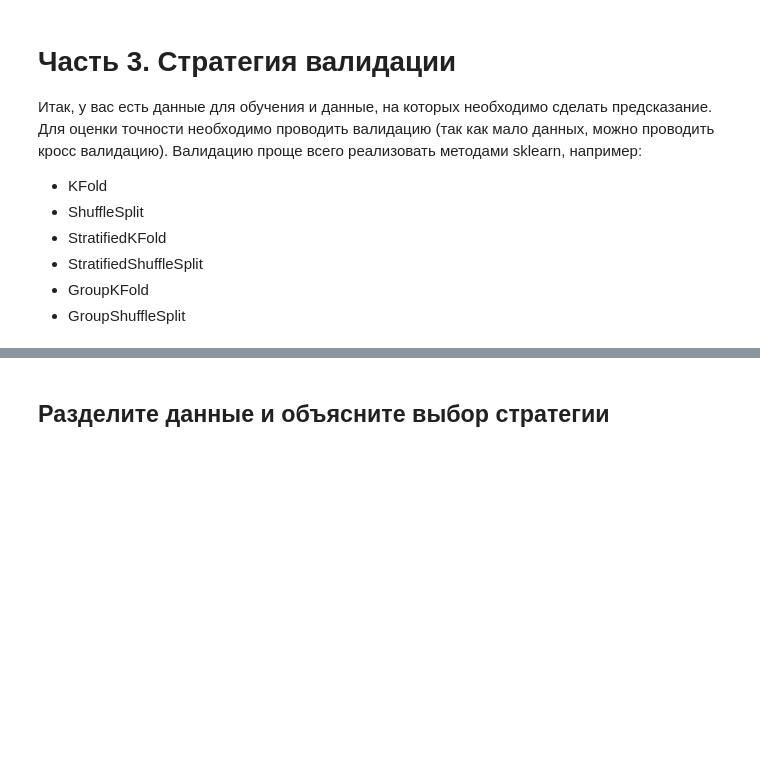
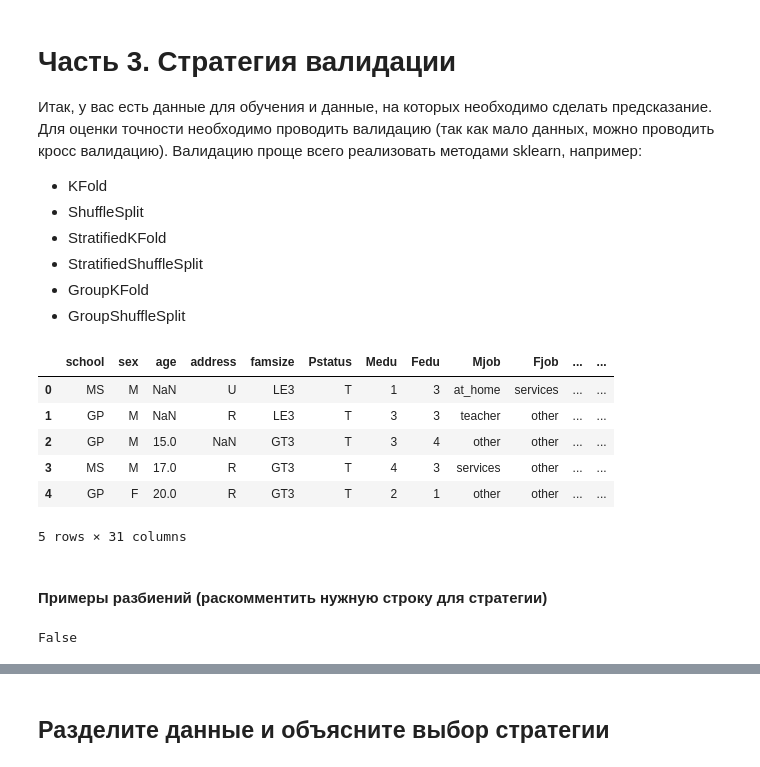
Before and after one commit to OfLoopa/ml_mipt_dafe, a Jupyter notebook: homeworks/hw_1/hw1_validation.ipynb, the cells around one changed output, grey strips where cells are left out. Saved outputs shown, nothing was run; the diff lists cells and outputs as text; code cells hidden in the pictures; blank space fills up the shorter version.

```diff
--- a/homeworks/hw_1/hw1_validation.ipynb
+++ b/homeworks/hw_1/hw1_validation.ipynb
@@ -17,0 +22,25 @@
+# %%
+X_train = pd.read_csv('train_features_with_answers.csv')
+X_train.head(5)
+# %% [output]
+|  | school | sex | age | address | famsize | Pstatus | Medu | Fedu | Mjob | Fjob | ... | ... |
+| 0 | MS | M | NaN | U | LE3 | T | 1 | 3 | at_home | services | ... | ... |
+| 1 | GP | M | NaN | R | LE3 | T | 3 | 3 | teacher | other | ... | ... |
+| 2 | GP | M | 15.0 | NaN | GT3 | T | 3 | 4 | other | other | ... | ... |
+| 3 | MS | M | 17.0 | R | GT3 | T | 4 | 3 | services | other | ... | ... |
+| 4 | GP | F | 20.0 | R | GT3 | T | 2 | 1 | other | other | ... | ... |
+5 rows × 31 columns
+# %% [markdown]
+#### Примеры разбиений (раскомментить нужную строку для стратегии)
+# %%
+# CV strategy
+
+# cv_folds = KFold(n_splits=5)
+# cv_folds = ShuffleSplit(n_splits=5)
+# cv_folds = StratifiedKFold(n_splits=5)
+# cv_folds = StratifiedShuffleSplit(n_splits=5)
+# cv_folds = GroupKFold(n_splits=5)
+cv_folds = GroupShuffleSplit(n_splits=5)
+'Group' not in type(cv_folds).__name__
+# %% [output]
+False
```
Also changed, not shown: parts of 3 cells of this notebook, 4 other files.
